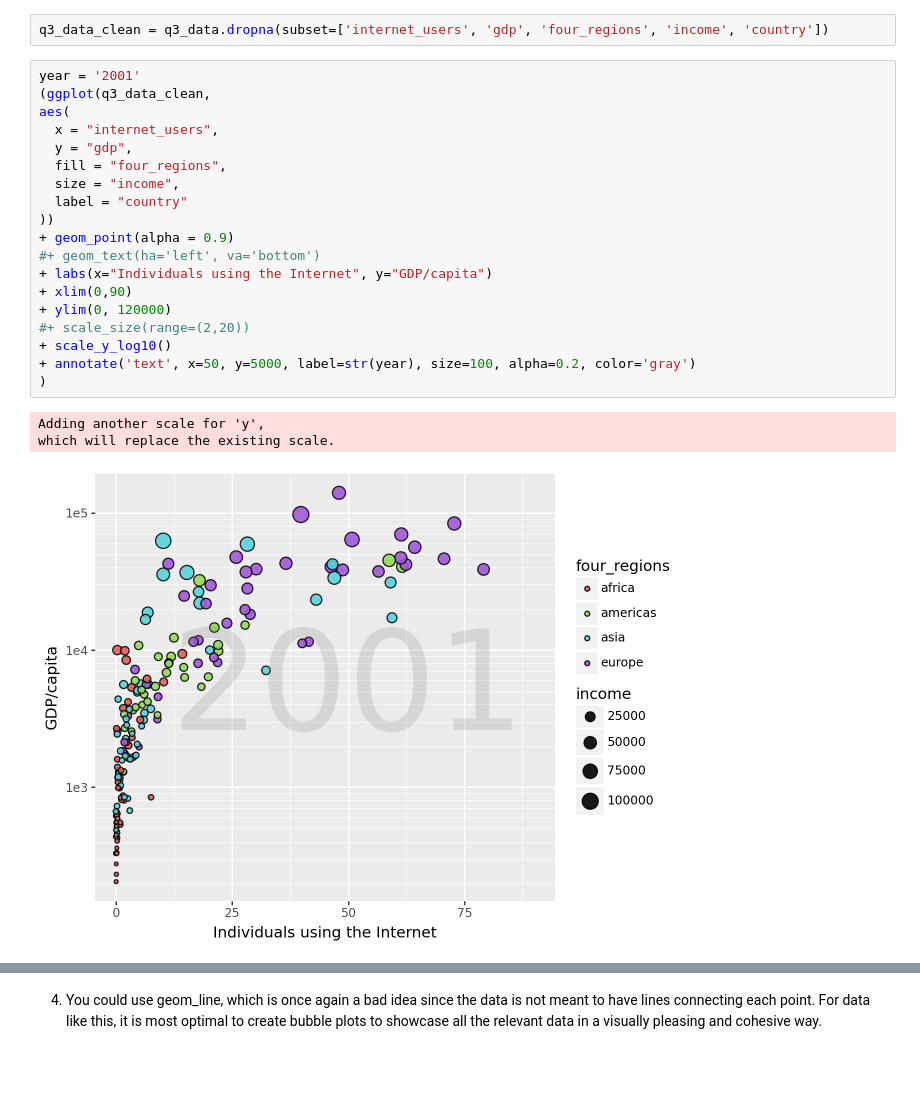
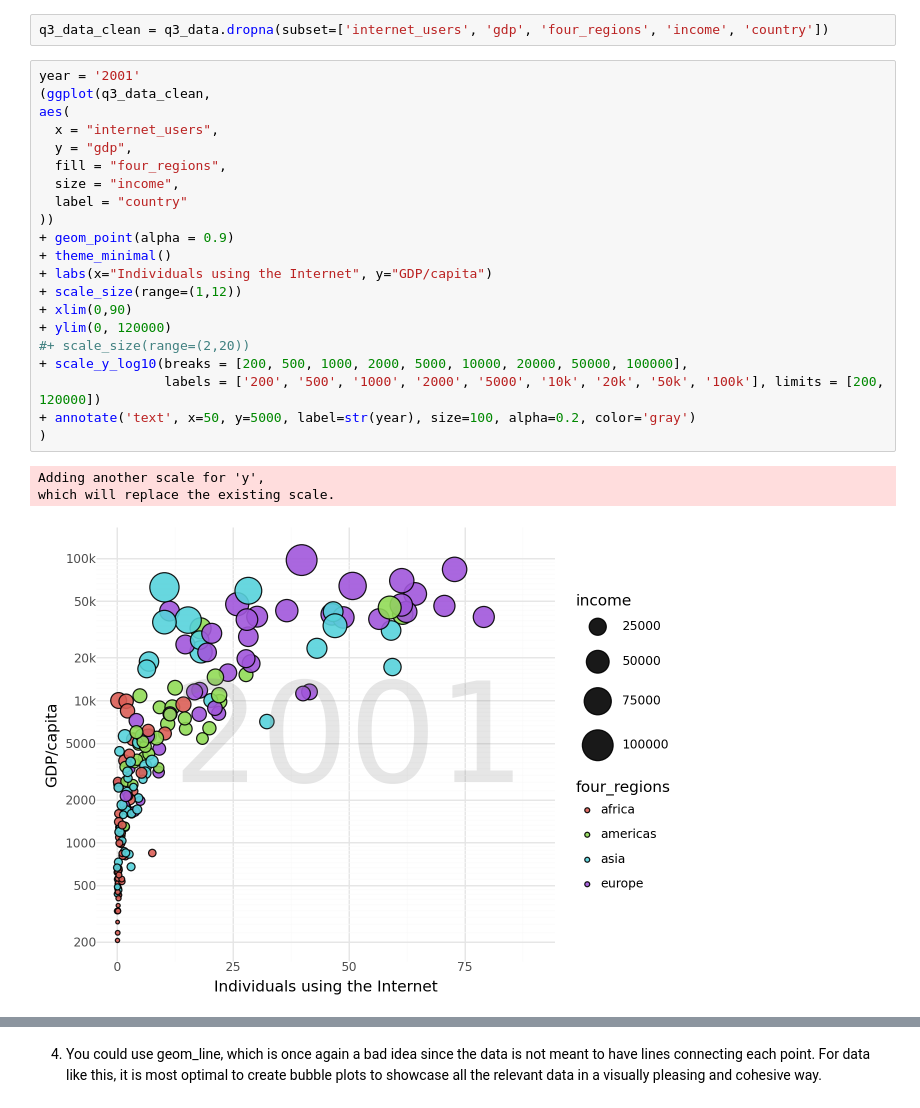
Before and after one commit to hblinken/GSB-544, a Jupyter notebook: Lab_1.ipynb, the cells around one changed output, grey strips where cells are left out. Drawn from its saved outputs; the diff is of its cells as text; blank space fills up the shorter version.

```diff
--- a/Lab_1.ipynb
+++ b/Lab_1.ipynb
@@ -165,26 +160,28 @@ q3_data_clean = q3_data.dropna(subset=['internet_users', 'gdp', 'four_regions',
 # %%
 year = '2001'
 (ggplot(q3_data_clean,
 aes(
   x = "internet_users",
   y = "gdp",
   fill = "four_regions",
   size = "income",
   label = "country"
 ))
 + geom_point(alpha = 0.9)
-#+ geom_text(ha='left', va='bottom')
++ theme_minimal()
 + labs(x="Individuals using the Internet", y="GDP/capita")
++ scale_size(range=(1,12))
 + xlim(0,90)
 + ylim(0, 120000)
 #+ scale_size(range=(2,20))
-+ scale_y_log10()
++ scale_y_log10(breaks = [200, 500, 1000, 2000, 5000, 10000, 20000, 50000, 100000],
+                labels = ['200', '500', '1000', '2000', '5000', '10k', '20k', '50k', '100k'], limits = [200, 120000])
 + annotate('text', x=50, y=5000, label=str(year), size=100, alpha=0.2, color='gray')
 )
 # %% [output]
 Adding another scale for 'y',
 which will replace the existing scale.
-[figure, old version]
+[figure, new version]
 # %%
 (ggplot(q3_data_clean,
 aes(
```
Also changed, not shown: parts of 6 cells of this notebook, 1 other file.
